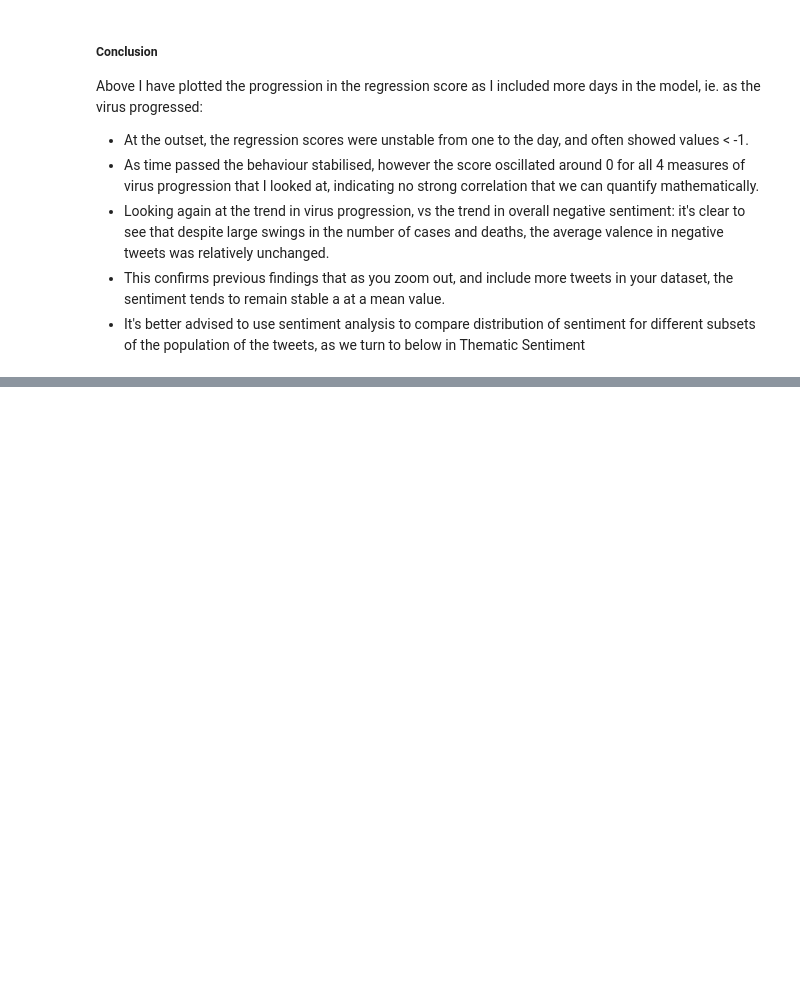
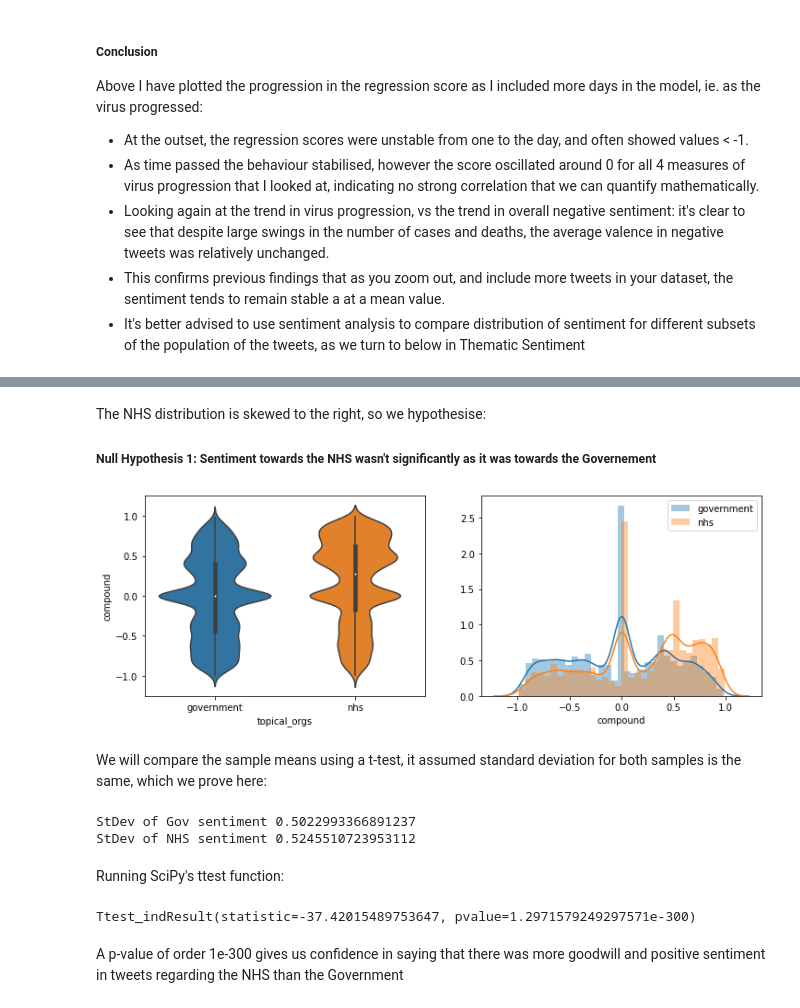
Before and after one commit to noahberhe/COVID-19, a Jupyter notebook: COVID-19 Anxiety Monitor.ipynb, the cells around one changed output, grey strips where cells are left out. Saved outputs shown, nothing was run; the diff lists cells and outputs as text; code cells hidden in the pictures; blank space fills up the shorter version.

Commit message:
first ttest

```diff
--- a/COVID-19 Anxiety Monitor.ipynb
+++ b/COVID-19 Anxiety Monitor.ipynb
@@ -450 +469,29 @@ Above I have plotted the progression in the regression score as I included more
+# %% [markdown]
+The NHS distribution is skewed to the right, so we hypothesise:
+##### Null Hypothesis 1: Sentiment towards the NHS wasn't significantly as it was towards the Governement
+# %%
+fig, ax = plt.subplots(ncols=2, figsize=(12,4))
+sns.violinplot(y='compound', x='topical_orgs', data=tweets[tweets.topical_orgs != ''], ax=ax[0])
+sns.distplot(tweets[tweets.topical_orgs == 'government']['compound'], ax=ax[1], label='government')
+sns.distplot(tweets[tweets.topical_orgs == 'nhs']['compound'], ax=ax[1], label='nhs')
+plt.legend();
+# %% [output]
+[figure, added]
+# %% [markdown]
+We will compare the sample means using a t-test, it assumed standard deviation for both samples is the same, which we prove here:
+# %%
+print('StDev of Gov sentiment',np.std(np.array(tweets[tweets.topical_orgs == 'government']['compound'])))
+print('StDev of NHS sentiment',np.std(np.array(tweets[tweets.topical_orgs == 'nhs']['compound'])))
+# %% [output]
+StDev of Gov sentiment 0.5022993366891237
+StDev of NHS sentiment 0.5245510723953112
+# %% [markdown]
+Running SciPy's ttest function:
+# %%
+stats.ttest_ind(tweets[tweets.topical_orgs == 'government']['compound'],
+                tweets[tweets.topical_orgs == 'nhs']['compound'])
+# %% [output]
+Ttest_indResult(statistic=-37.42015489753647, pvalue=1.2971579249297571e-300)
+# %% [markdown]
+A p-value of order 1e-300 gives us confidence in saying that there was more goodwill and positive sentiment in tweets regarding the NHS than the Government
 # %% [markdown]
```
Also changed, not shown: parts of 15 cells of this notebook, 2 other files.
